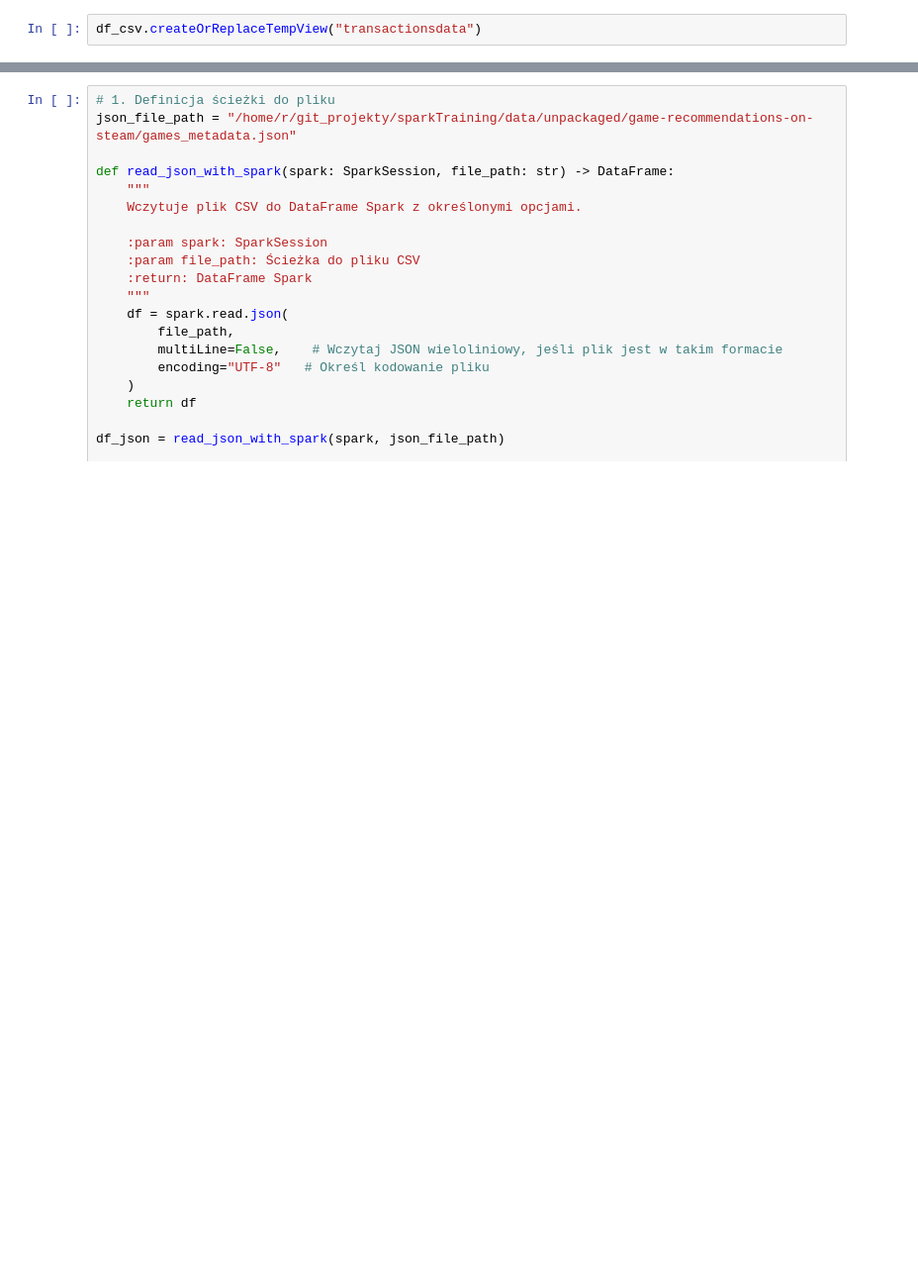
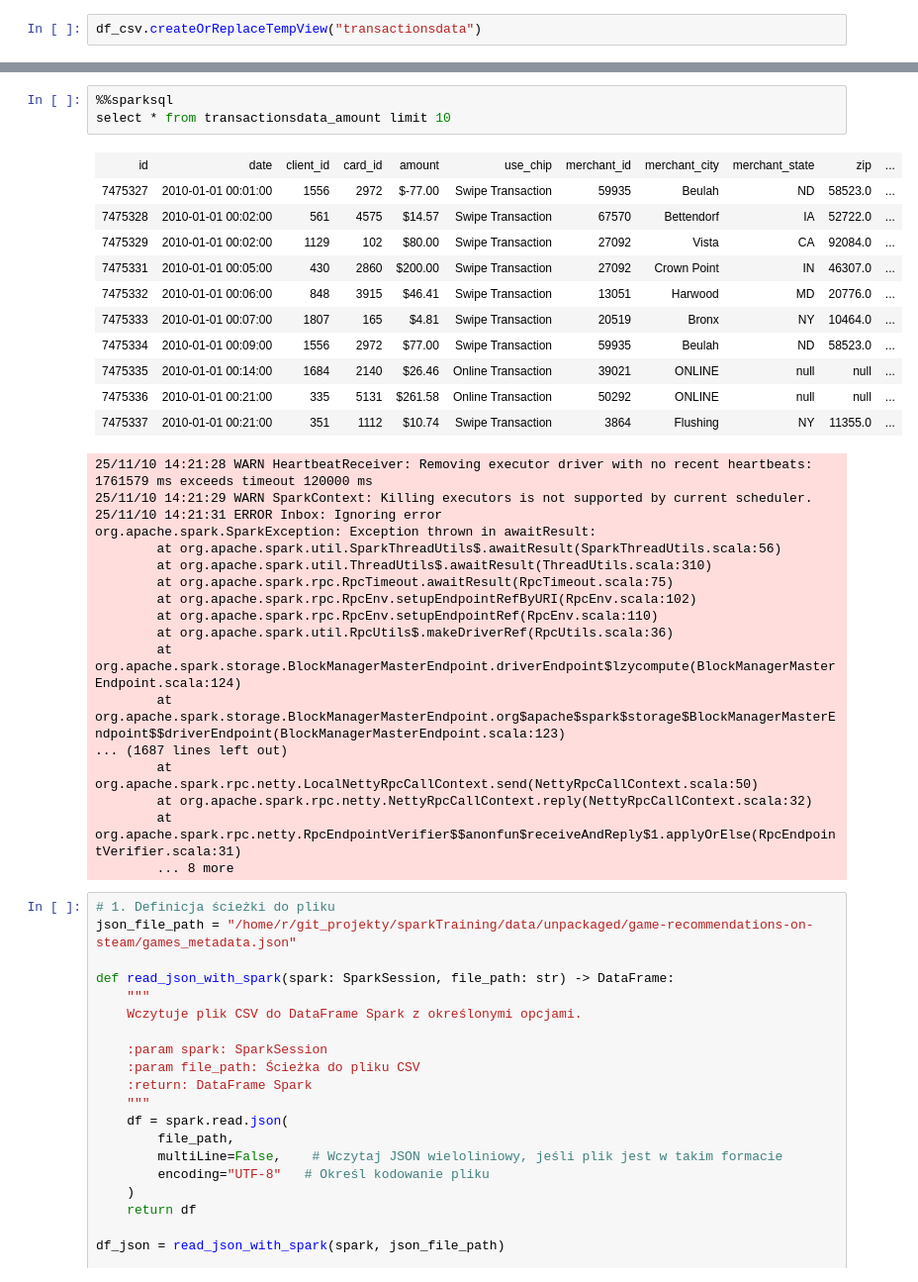
Before and after one commit to turekradek/sparkTraining, a Jupyter notebook: spark_training_3.ipynb, the cells around one changed output, grey strips where cells are left out. Shown at 99% size. Drawn from its saved outputs; the diff is of its cells as text; blank space fills up the shorter version.

Commit message:
spark postgres manipulation tests

```diff
--- a/spark_training_3.ipynb
+++ b/spark_training_3.ipynb
@@ -181,3 +183,35 @@ select * from transactionsdata limit 2
+# %%
+%%sparksql
+select * from transactionsdata_amount limit 10
+# %% [output]
+| id | date | client_id | card_id | amount | use_chip | merchant_id | merchant_city | merchant_state | zip | ... |
+| 7475327 | 2010-01-01 00:01:00 | 1556 | 2972 | $-77.00 | Swipe Transaction | 59935 | Beulah | ND | 58523.0 | ... |
+| 7475328 | 2010-01-01 00:02:00 | 561 | 4575 | $14.57 | Swipe Transaction | 67570 | Bettendorf | IA | 52722.0 | ... |
+| 7475329 | 2010-01-01 00:02:00 | 1129 | 102 | $80.00 | Swipe Transaction | 27092 | Vista | CA | 92084.0 | ... |
+| 7475331 | 2010-01-01 00:05:00 | 430 | 2860 | $200.00 | Swipe Transaction | 27092 | Crown Point | IN | 46307.0 | ... |
+| 7475332 | 2010-01-01 00:06:00 | 848 | 3915 | $46.41 | Swipe Transaction | 13051 | Harwood | MD | 20776.0 | ... |
+| 7475333 | 2010-01-01 00:07:00 | 1807 | 165 | $4.81 | Swipe Transaction | 20519 | Bronx | NY | 10464.0 | ... |
+| 7475334 | 2010-01-01 00:09:00 | 1556 | 2972 | $77.00 | Swipe Transaction | 59935 | Beulah | ND | 58523.0 | ... |
+| 7475335 | 2010-01-01 00:14:00 | 1684 | 2140 | $26.46 | Online Transaction | 39021 | ONLINE | null | null | ... |
+| 7475336 | 2010-01-01 00:21:00 | 335 | 5131 | $261.58 | Online Transaction | 50292 | ONLINE | null | null | ... |
+| 7475337 | 2010-01-01 00:21:00 | 351 | 1112 | $10.74 | Swipe Transaction | 3864 | Flushing | NY | 11355.0 | ... |
+25/11/10 14:21:28 WARN HeartbeatReceiver: Removing executor driver with no recent heartbeats: 1761579 ms exceeds timeout 120000 ms
+25/11/10 14:21:29 WARN SparkContext: Killing executors is not supported by current scheduler.
+25/11/10 14:21:31 ERROR Inbox: Ignoring error
+org.apache.spark.SparkException: Exception thrown in awaitResult:
+        at org.apache.spark.util.SparkThreadUtils$.awaitResult(SparkThreadUtils.scala:56)
+        at org.apache.spark.util.ThreadUtils$.awaitResult(ThreadUtils.scala:310)
+        at org.apache.spark.rpc.RpcTimeout.awaitResult(RpcTimeout.scala:75)
+        at org.apache.spark.rpc.RpcEnv.setupEndpointRefByURI(RpcEnv.scala:102)
+        at org.apache.spark.rpc.RpcEnv.setupEndpointRef(RpcEnv.scala:110)
+        at org.apache.spark.util.RpcUtils$.makeDriverRef(RpcUtils.scala:36)
+        at org.apache.spark.storage.BlockManagerMasterEndpoint.driverEndpoint$lzycompute(BlockManagerMasterEndpoint.scala:124)
+        at org.apache.spark.storage.BlockManagerMasterEndpoint.org$apache$spark$storage$BlockManagerMasterEndpoint$$driverEndpoint(BlockManagerMasterEndpoint.scala:123)
+... (1687 lines left out)
+        at org.apache.spark.rpc.netty.LocalNettyRpcCallContext.send(NettyRpcCallContext.scala:50)
+        at org.apache.spark.rpc.netty.NettyRpcCallContext.reply(NettyRpcCallContext.scala:32)
+        at org.apache.spark.rpc.netty.RpcEndpointVerifier$$anonfun$receiveAndReply$1.applyOrElse(RpcEndpointVerifier.scala:31)
+        ... 8 more
 # %%
 # 1. Definicja ścieżki do pliku
 json_file_path = "/home/r/git_projekty/sparkTraining/data/unpackaged/game-recommendations-on-steam/games_metadata.json"
```
Also changed, not shown: parts of 4 cells of this notebook, 3 other files.
